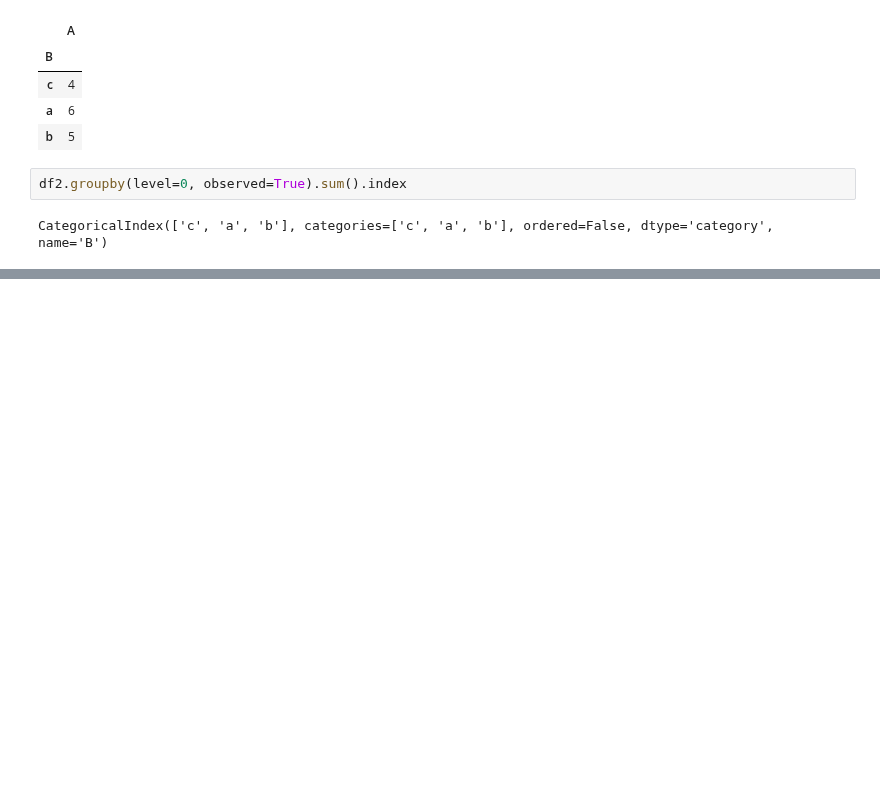
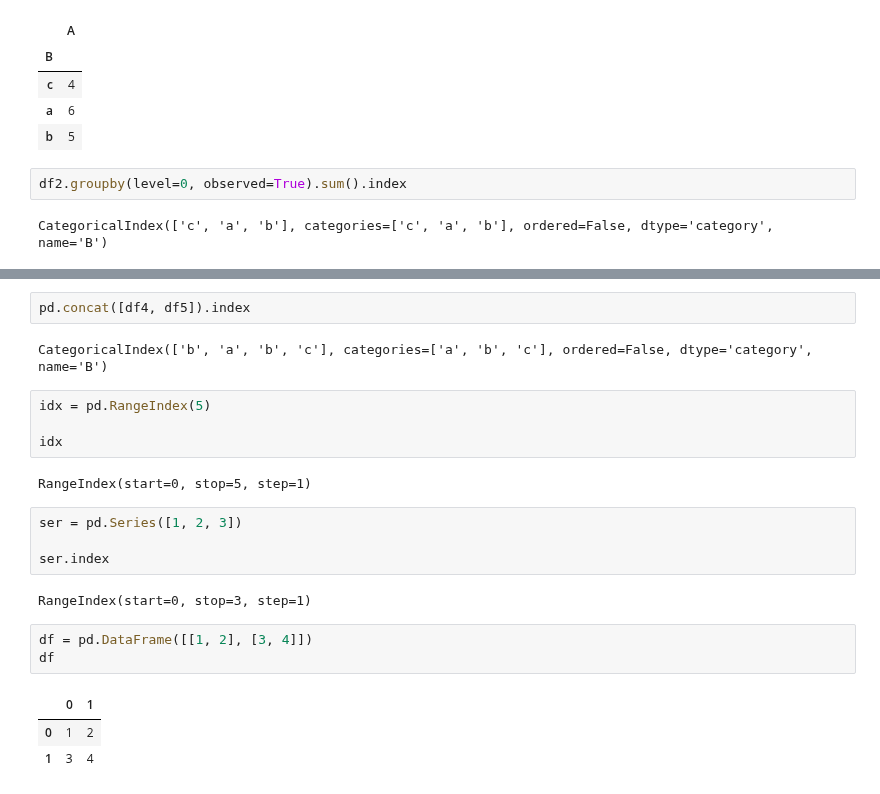
Before and after one commit to ilyak93/self-studying, a Jupyter notebook: DataEngineering/pandas/pandas_advanced_indexing.ipynb, the cells around one changed output, grey strips where cells are left out. Saved outputs shown, nothing was run; the diff lists cells and outputs as text; blank space fills up the shorter version.

```diff
--- a/DataEngineering/pandas/pandas_advanced_indexing.ipynb
+++ b/DataEngineering/pandas/pandas_advanced_indexing.ipynb
@@ -1627,0 +1624,23 @@ CategoricalIndex(['b', 'a', 'b', 'c'], categories=['a', 'b', 'c'], ordered=False
+# %%
+pd.concat([df4, df5]).index
+# %% [output]
+CategoricalIndex(['b', 'a', 'b', 'c'], categories=['a', 'b', 'c'], ordered=False, dtype='category', name='B')
+# %%
+idx = pd.RangeIndex(5)
+
+idx
+# %% [output]
+RangeIndex(start=0, stop=5, step=1)
+# %%
+ser = pd.Series([1, 2, 3])
+
+ser.index
+# %% [output]
+RangeIndex(start=0, stop=3, step=1)
+# %%
+df = pd.DataFrame([[1, 2], [3, 4]])
+df
+# %% [output]
+|  | 0 | 1 |
+| 0 | 1 | 2 |
+| 1 | 3 | 4 |
```
Also changed, not shown: parts of 58 cells of this notebook.
